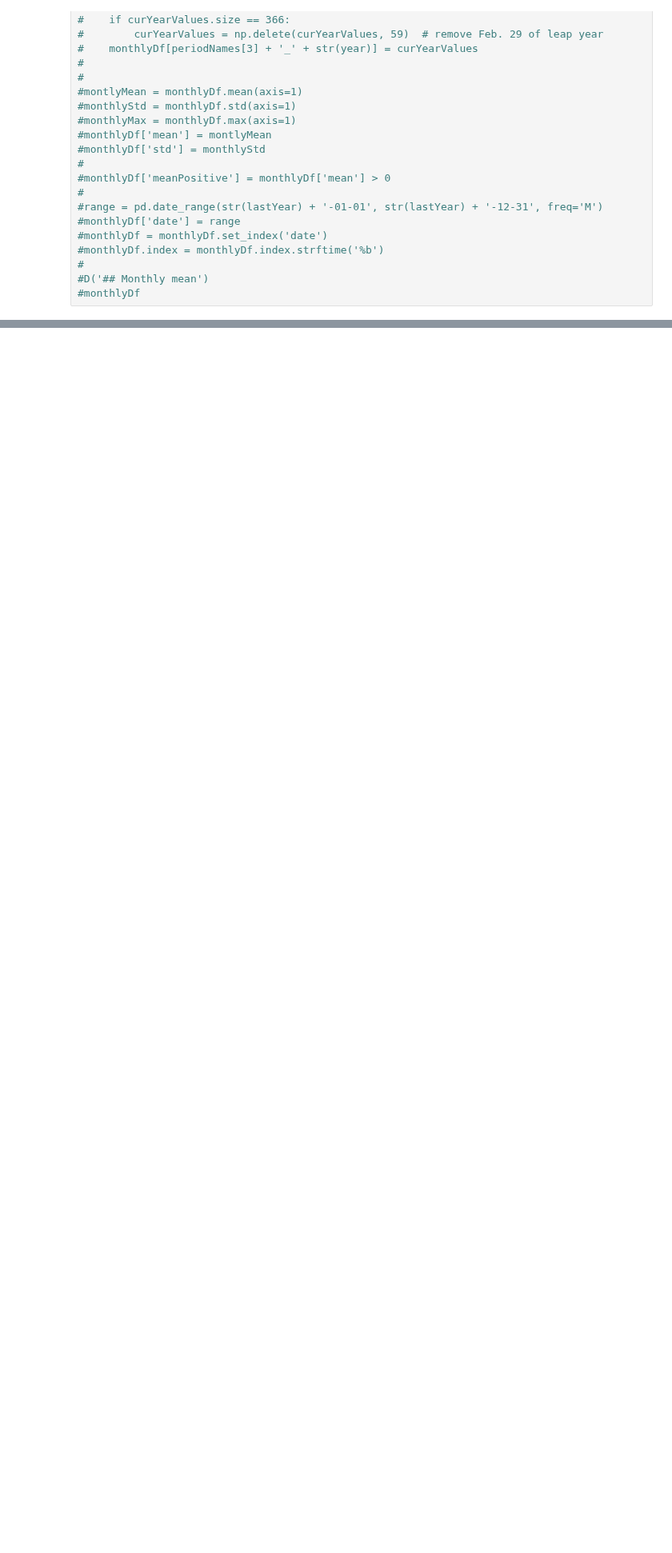
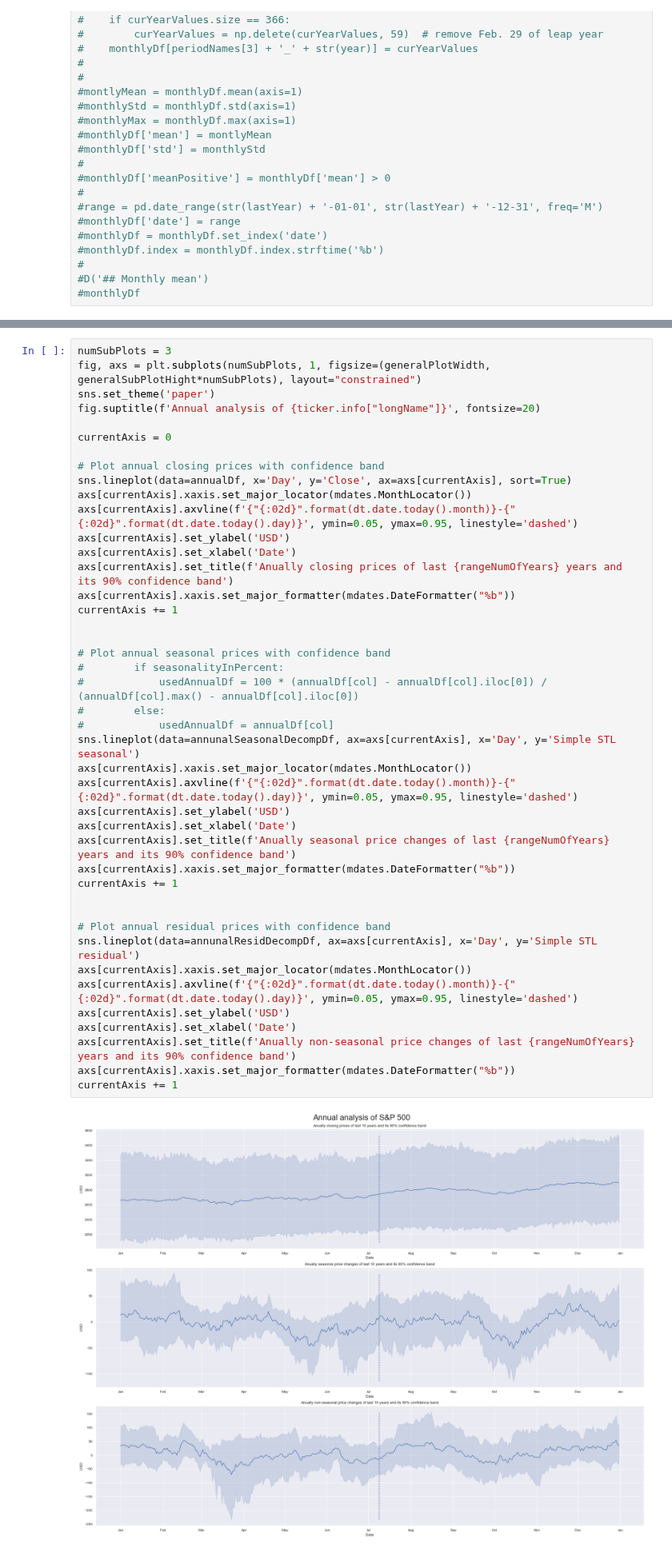
Before and after one commit to marco-sorich/FinSea, a Jupyter notebook: seasonality.ipynb, the cells around one changed output, grey strips where cells are left out. Shown at 80% size. Saved outputs shown, nothing was run; the diff lists cells and outputs as text; blank space fills up the shorter version.

```diff
--- a/seasonality.ipynb
+++ b/seasonality.ipynb
@@ -329,0 +343,45 @@ fig.tight_layout()
+# %%
+numSubPlots = 3
+fig, axs = plt.subplots(numSubPlots, 1, figsize=(generalPlotWidth, generalSubPlotHight*numSubPlots), layout="constrained")
+sns.set_theme('paper')
+fig.suptitle(f'Annual analysis of {ticker.info["longName"]}', fontsize=20)
+
+currentAxis = 0
+
+# Plot annual closing prices with confidence band
+sns.lineplot(data=annualDf, x='Day', y='Close', ax=axs[currentAxis], sort=True)
+axs[currentAxis].xaxis.set_major_locator(mdates.MonthLocator())
+axs[currentAxis].axvline(f'{"{:02d}".format(dt.date.today().month)}-{"{:02d}".format(dt.date.today().day)}', ymin=0.05, ymax=0.95, linestyle='dashed')
+axs[currentAxis].set_ylabel('USD')
+axs[currentAxis].set_xlabel('Date')
+axs[currentAxis].set_title(f'Anually closing prices of last {rangeNumOfYears} years and its 90% confidence band')
+axs[currentAxis].xaxis.set_major_formatter(mdates.DateFormatter("%b"))
+currentAxis += 1
+
+
+# Plot annual seasonal prices with confidence band
+#        if seasonalityInPercent:
+#            usedAnnualDf = 100 * (annualDf[col] - annualDf[col].iloc[0]) / (annualDf[col].max() - annualDf[col].iloc[0])
+#        else:
+#            usedAnnualDf = annualDf[col]
+sns.lineplot(data=annunalSeasonalDecompDf, ax=axs[currentAxis], x='Day', y='Simple STL seasonal')
+axs[currentAxis].xaxis.set_major_locator(mdates.MonthLocator())
+axs[currentAxis].axvline(f'{"{:02d}".format(dt.date.today().month)}-{"{:02d}".format(dt.date.today().day)}', ymin=0.05, ymax=0.95, linestyle='dashed')
+axs[currentAxis].set_ylabel('USD')
+axs[currentAxis].set_xlabel('Date')
+axs[currentAxis].set_title(f'Anually seasonal price changes of last {rangeNumOfYears} years and its 90% confidence band')
+axs[currentAxis].xaxis.set_major_formatter(mdates.DateFormatter("%b"))
+currentAxis += 1
+
+
+# Plot annual residual prices with confidence band
+sns.lineplot(data=annunalResidDecompDf, ax=axs[currentAxis], x='Day', y='Simple STL residual')
+axs[currentAxis].xaxis.set_major_locator(mdates.MonthLocator())
+axs[currentAxis].axvline(f'{"{:02d}".format(dt.date.today().month)}-{"{:02d}".format(dt.date.today().day)}', ymin=0.05, ymax=0.95, linestyle='dashed')
+axs[currentAxis].set_ylabel('USD')
+axs[currentAxis].set_xlabel('Date')
+axs[currentAxis].set_title(f'Anually non-seasonal price changes of last {rangeNumOfYears} years and its 90% confidence band')
+axs[currentAxis].xaxis.set_major_formatter(mdates.DateFormatter("%b"))
+currentAxis += 1
+# %% [output]
+[figure, added]
```
Also changed, not shown: parts of 7 cells of this notebook.
